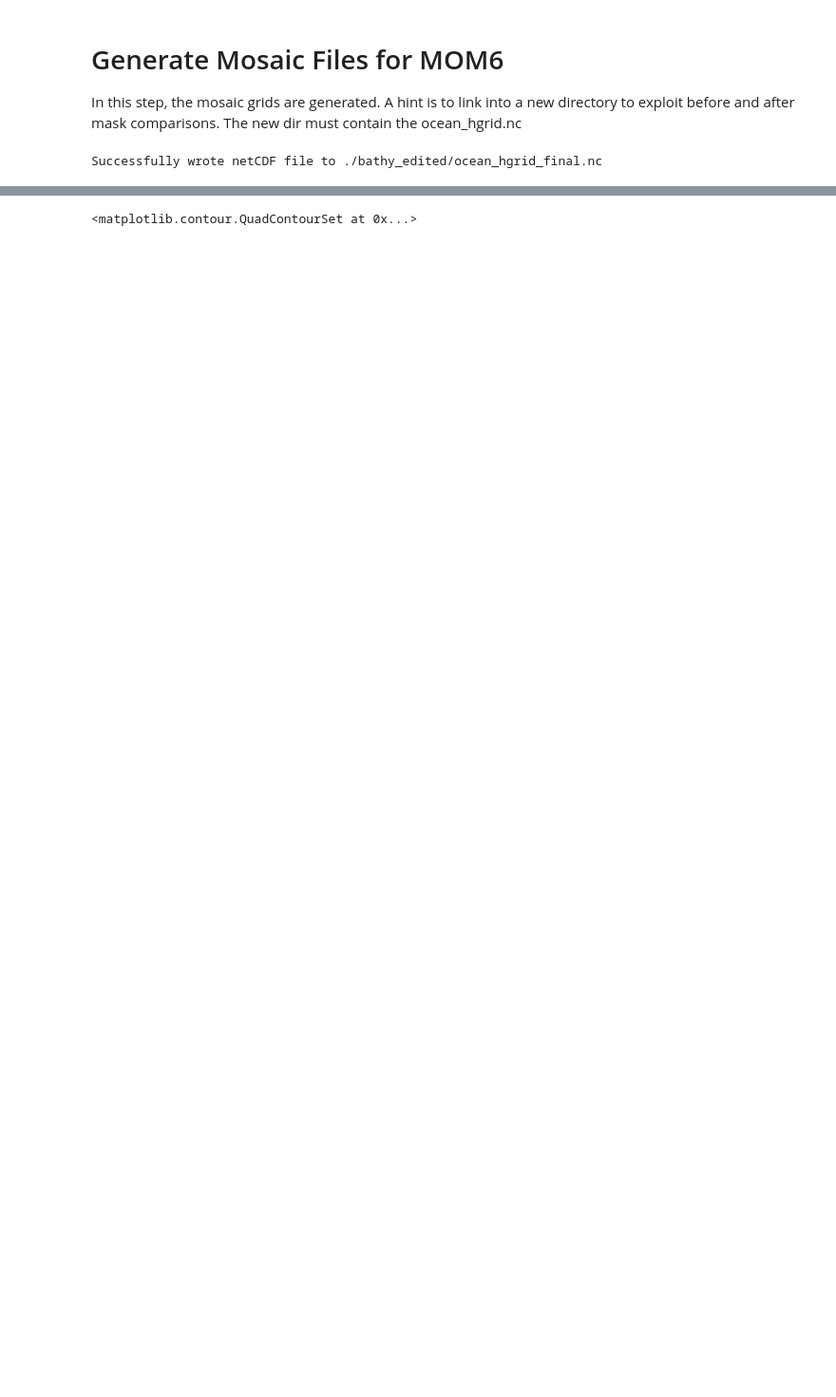
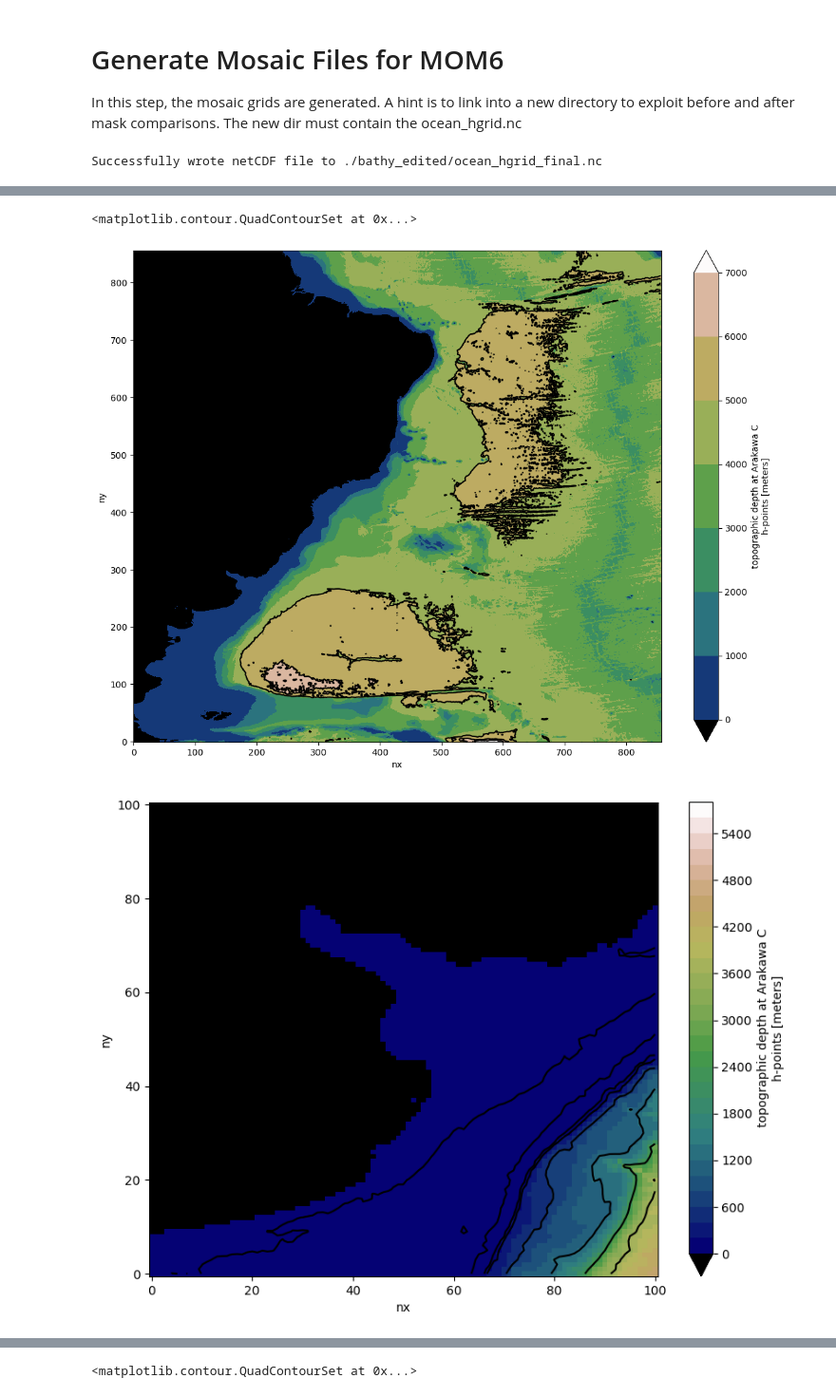
Before and after one commit to nlaureanti/SWA14, a Jupyter notebook: gridgen/fix_topog.ipynb, the cells around one changed output, grey strips where cells are left out. Shown at 95% size. Cells and saved outputs as stored; diff of their text form; code cells hidden in the pictures; blank space fills up the shorter version.

Commit message:
New input files/bathy. July 2023.

```diff
--- a/gridgen/fix_topog.ipynb
+++ b/gridgen/fix_topog.ipynb
@@ -668,0 +808,24 @@ plt.contour(topo_check.depth.isel(nx=slice(x-dx,x+dx+1),ny=slice(y-dx,y+dx+1))
+# %%
+##Check Bacia do Prata
+topo_check=xr.open_dataset('bathy_edited/ocean_topog.nc')
+p=topo_check.depth.plot( size=10, cmap= 'gist_earth', levels=np.arange(0,8000,1000))
+plt.contour(topo_check.depth,colors='k',levels=np.arange(5000,8000,1000))
+
+
+x = 170; y = 270
+dx=50
+topo_check.depth.isel(nx=slice(x-dx,x+dx+1),ny=slice(y-dx,y+dx+1)).plot(
+    cmap= 'gist_earth', levels=np.arange(0,6000,200), size=7)
+plt.contour(topo_check.depth.isel(nx=slice(x-dx,x+dx+1),ny=slice(y-dx,y+dx+1))
+                                  ,colors='k',levels=[50,100,150,200,600,1200,2400,3600,4800,5000])
+
+
+dx=50
+topo_check.depth.isel(nx=slice(x-dx,x+dx+1),ny=slice(y-dx,y+dx+1)).plot(
+    cmap= 'gist_earth', levels=np.arange(0,50,5), size=7)
+plt.contour(topo_check.depth.isel(nx=slice(x-dx,x+dx+1),ny=slice(y-dx,y+dx+1))
+                                  ,colors='k',levels=np.arange(50,150,5))
+# %% [output]
+<matplotlib.contour.QuadContourSet at 0x...>
+[figure, added]
+[figure, added]
```
Also changed, not shown: parts of 13 cells of this notebook, 16 other files.
